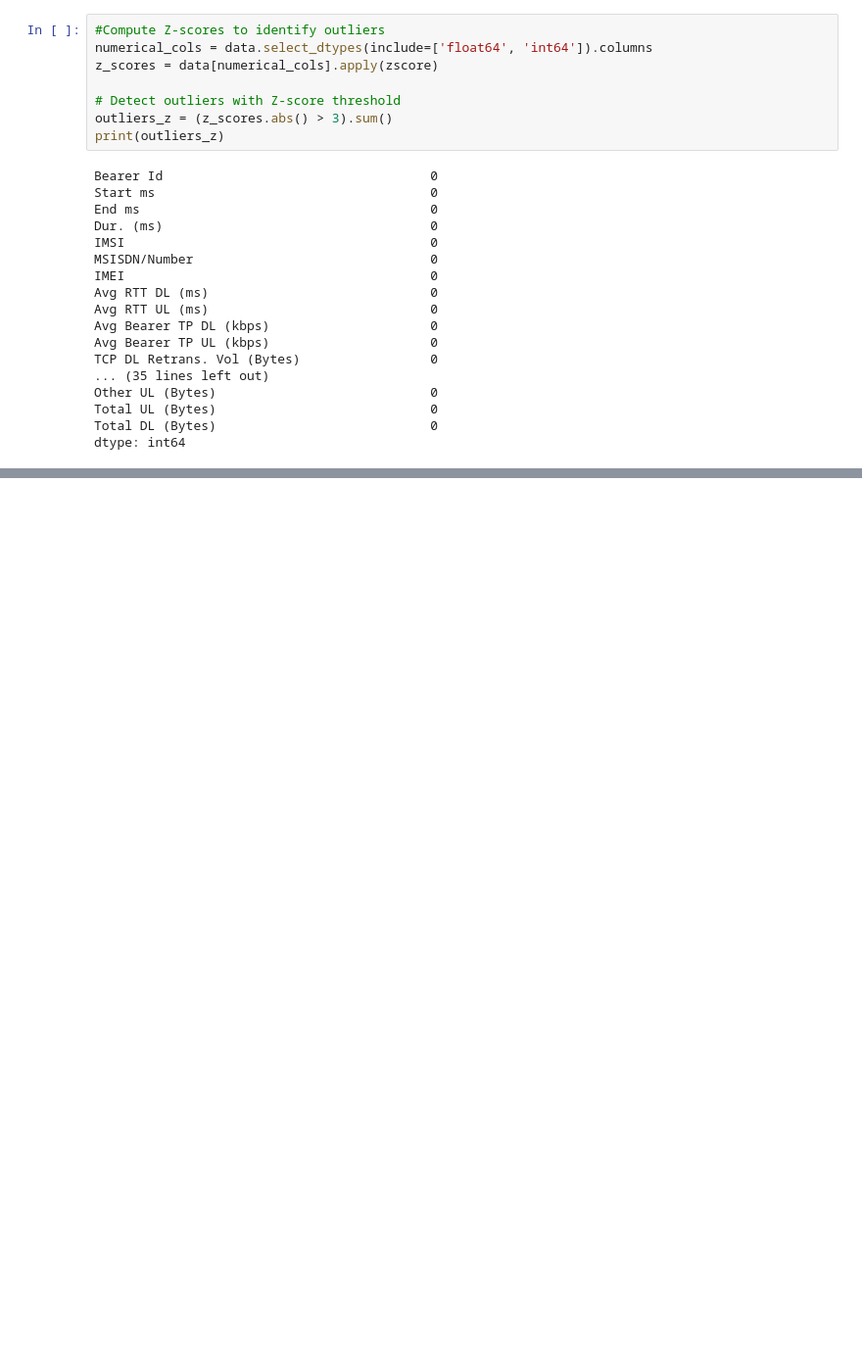
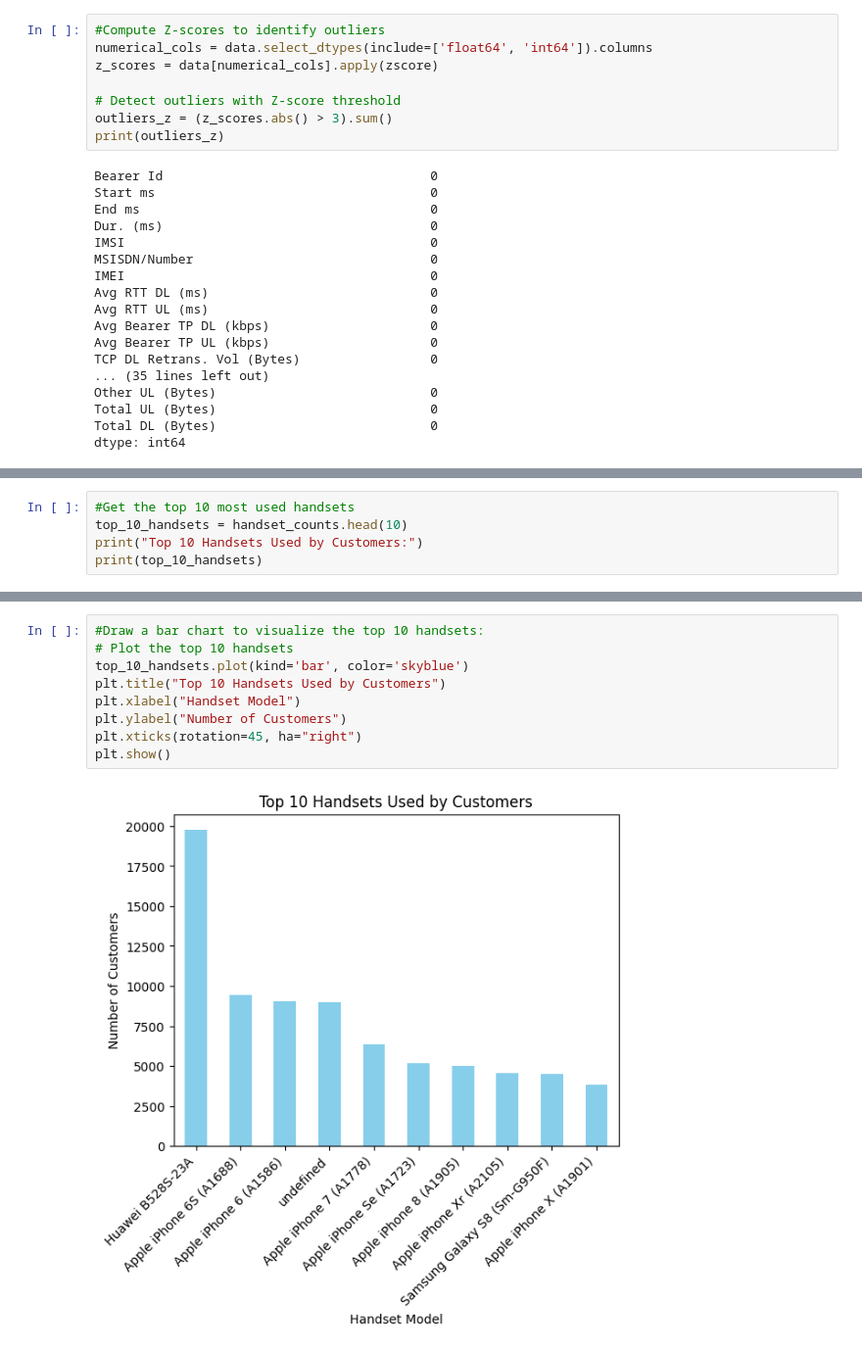
Before and after one commit to hasankere/Week2_DataScience_Project, a Jupyter notebook: notebooks/User_Overview_data_analysis.ipynb, the cells around one changed output, grey strips where cells are left out. Shown at 98% size. Saved outputs shown, nothing was run; the diff lists cells and outputs as text; blank space fills up the shorter version.

```diff
--- a/notebooks/User_Overview_data_analysis.ipynb
+++ b/notebooks/User_Overview_data_analysis.ipynb
@@ -134,0 +164,5 @@ dtype: int64
+# %%
+#Get the top 10 most used handsets
+top_10_handsets = handset_counts.head(10)
+print("Top 10 Handsets Used by Customers:")
+print(top_10_handsets)
@@ -134,0 +183,11 @@ dtype: int64
+# %%
+#Draw a bar chart to visualize the top 10 handsets:
+# Plot the top 10 handsets
+top_10_handsets.plot(kind='bar', color='skyblue')
+plt.title("Top 10 Handsets Used by Customers")
+plt.xlabel("Handset Model")
+plt.ylabel("Number of Customers")
+plt.xticks(rotation=45, ha="right")
+plt.show()
+# %% [output]
+[figure, added]
```
Also changed, not shown: parts of 8 cells of this notebook.
